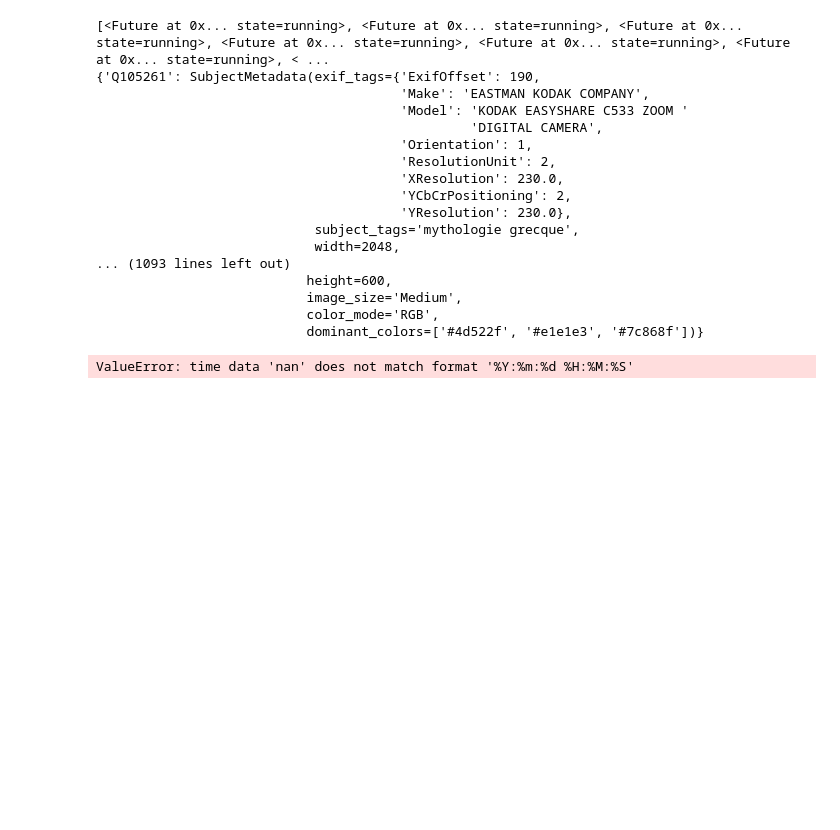
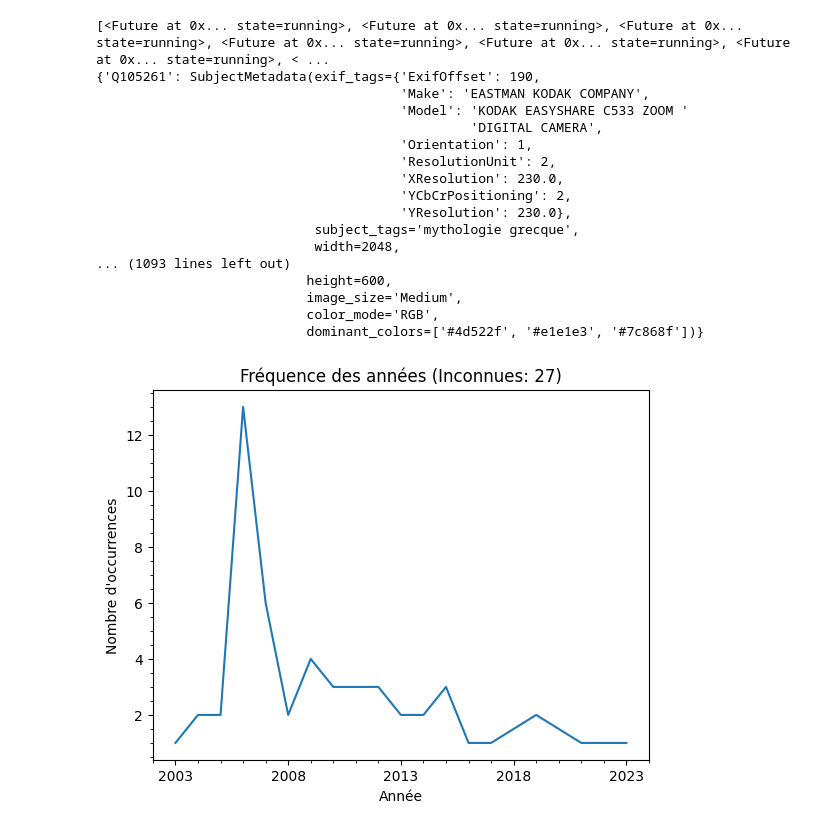
Before and after one commit to scorpion6912/CPE-Images-analysis, a Jupyter notebook: main.ipynb, the cells around one changed output. Cells and saved outputs as stored; diff of their text form; code cells hidden in the pictures; blank space fills up the shorter version.

Commit message:
Done year visualisation

```diff
--- a/main.ipynb
+++ b/main.ipynb
@@ -308,54 +308,62 @@ with open(f"./metadata.json", "w", encoding="utf-8") as f:
     f.write(json.dumps(image_metadata, cls=EnhancedJSONEncoder, ensure_ascii=False))
 # %%
 from pandas import json_normalize
+import numpy as np
 import pandas as pd
 import json
 import matplotlib.pyplot as plot
 from datetime import datetime
+from pprint import pprint
+import matplotlib.ticker as ticker
 
 data = json.load(open("./metadata.json"))
-# dataframe = json_normalize(data)
-# Create a list to store data for each image
 image_data = []
 
-# Loop through each key (image ID) in the JSON
 for image_id, image_info in data.items():
-  # Extract relevant information
   exif_tags = image_info.get("exif_tags", {})
   subject_tags = image_info.get("subject_tags")
   width = image_info.get("width")
   height = image_info.get("height")
   image_size = image_info.get("image_size")
   color_mode = image_info.get("color_mode")
   dominant_colors = image_info.get("dominant_colors", [])
 
-  # Combine data into a dictionary
   image_data.append({
       "image_id": image_id,
       "subject_tags": subject_tags,
       "width": width,
       "height": height,
       "image_size": image_size,
       "color_mode": color_mode,
       "dominant_colors": dominant_colors,
-      **exif_tags  # Unpack exif_tags dictionary
+      **exif_tags  # Extraire tout le dictionnaire exif_tags
   })
 
-# Create the DataFrame
 df = pd.DataFrame(image_data)
 
-# Print the DataFrame
-# print(df)
-
+years = []
+unknown_years = 0
 for _, subject in df.iterrows():
   date = subject["DateTime"]
 
   try:
-    correct_date = bool(datetime.strptime(str(date), "%Y:%m:%d %H:%M:%S"))
+    clean_date = datetime.strptime(str(date), "%Y:%m:%d %H:%M:%S")
+    years.append(clean_date.year)
   except ValueError:
-    correct_date = False
+    unknown_years += 1
 
-  if (correct_date):
-    print(date)
+df = pd.DataFrame({'year': years})
+df = df.groupby('year').size().to_frame(name='count').reset_index()
+
+
+fig, ax = plot.subplots()
+ax.plot(df['year'], df['count'].astype(int))
+ax.set_title('Fréquence des années (Inconnues: {})'.format(unknown_years))
+ax.set_xlabel('Année')
+ax.set_ylabel('Nombre d\'occurrences')
+ax.minorticks_on()
+plot.xticks(np.arange(df['year'].min(), df['year'].max()+1, 5))
+
+plot.show()
 # %% [output]
-ValueError: time data 'nan' does not match format '%Y:%m:%d %H:%M:%S'
+[figure, added]
```
